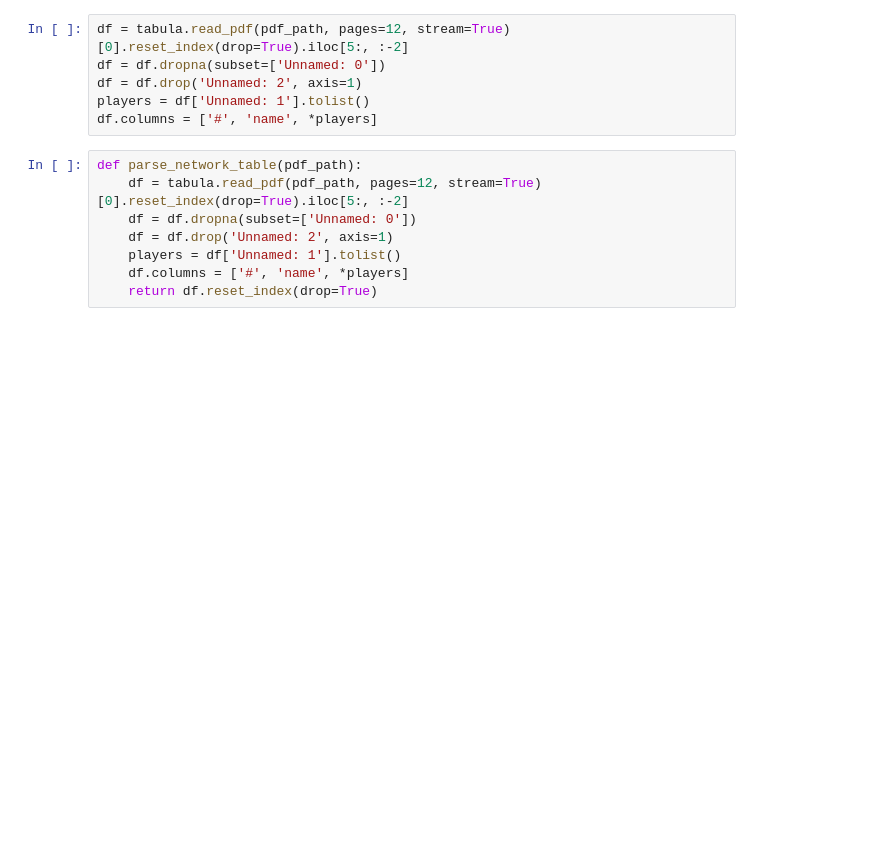
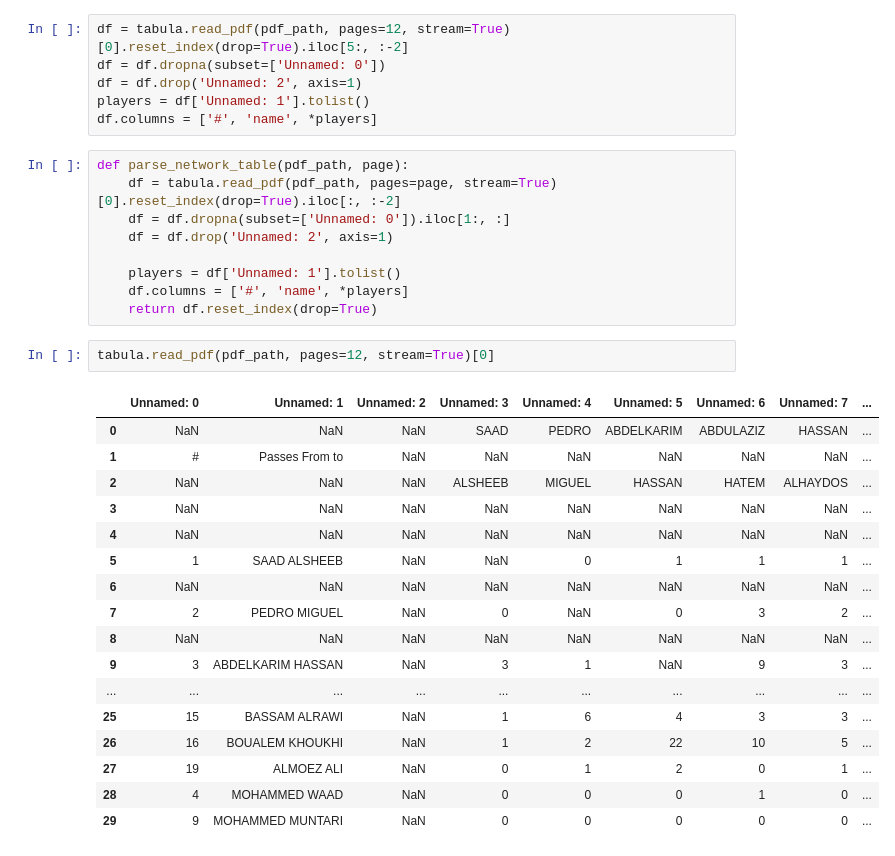
Before and after one commit to gshirato/world-cup-post-match-report, a Jupyter notebook: notebook/parse_pdf.ipynb, the cells around one changed output. Saved outputs shown, nothing was run; the diff lists cells and outputs as text; blank space fills up the shorter version.

```diff
--- a/notebook/parse_pdf.ipynb
+++ b/notebook/parse_pdf.ipynb
@@ -406,10 +406,31 @@ df = df.drop('Unnamed: 2', axis=1)
 players = df['Unnamed: 1'].tolist()
 df.columns = ['#', 'name', *players]
 # %%
-def parse_network_table(pdf_path):
-    df = tabula.read_pdf(pdf_path, pages=12, stream=True)[0].reset_index(drop=True).iloc[5:, :-2]
-    df = df.dropna(subset=['Unnamed: 0'])
+def parse_network_table(pdf_path, page):
+    df = tabula.read_pdf(pdf_path, pages=page, stream=True)[0].reset_index(drop=True).iloc[:, :-2]
+    df = df.dropna(subset=['Unnamed: 0']).iloc[1:, :]
     df = df.drop('Unnamed: 2', axis=1)
+
     players = df['Unnamed: 1'].tolist()
     df.columns = ['#', 'name', *players]
     return df.reset_index(drop=True)
+# %%
+tabula.read_pdf(pdf_path, pages=12, stream=True)[0]
+# %% [output]
+|  | Unnamed: 0 | Unnamed: 1 | Unnamed: 2 | Unnamed: 3 | Unnamed: 4 | Unnamed: 5 | Unnamed: 6 | Unnamed: 7 | ... |
+| 0 | NaN | NaN | NaN | SAAD | PEDRO | ABDELKARIM | ABDULAZIZ | HASSAN | ... |
+| 1 | # | Passes From to | NaN | NaN | NaN | NaN | NaN | NaN | ... |
+| 2 | NaN | NaN | NaN | ALSHEEB | MIGUEL | HASSAN | HATEM | ALHAYDOS | ... |
+| 3 | NaN | NaN | NaN | NaN | NaN | NaN | NaN | NaN | ... |
+| 4 | NaN | NaN | NaN | NaN | NaN | NaN | NaN | NaN | ... |
+| 5 | 1 | SAAD ALSHEEB | NaN | NaN | 0 | 1 | 1 | 1 | ... |
+| 6 | NaN | NaN | NaN | NaN | NaN | NaN | NaN | NaN | ... |
+| 7 | 2 | PEDRO MIGUEL | NaN | 0 | NaN | 0 | 3 | 2 | ... |
+| 8 | NaN | NaN | NaN | NaN | NaN | NaN | NaN | NaN | ... |
+| 9 | 3 | ABDELKARIM HASSAN | NaN | 3 | 1 | NaN | 9 | 3 | ... |
+| ... | ... | ... | ... | ... | ... | ... | ... | ... | ... |
+| 25 | 15 | BASSAM ALRAWI | NaN | 1 | 6 | 4 | 3 | 3 | ... |
+| 26 | 16 | BOUALEM KHOUKHI | NaN | 1 | 2 | 22 | 10 | 5 | ... |
+| 27 | 19 | ALMOEZ ALI | NaN | 0 | 1 | 2 | 0 | 1 | ... |
+| 28 | 4 | MOHAMMED WAAD | NaN | 0 | 0 | 0 | 1 | 0 | ... |
+| 29 | 9 | MOHAMMED MUNTARI | NaN | 0 | 0 | 0 | 0 | 0 | ... |
```
Also changed, not shown: parts of 3 cells of this notebook, 5 other files.
